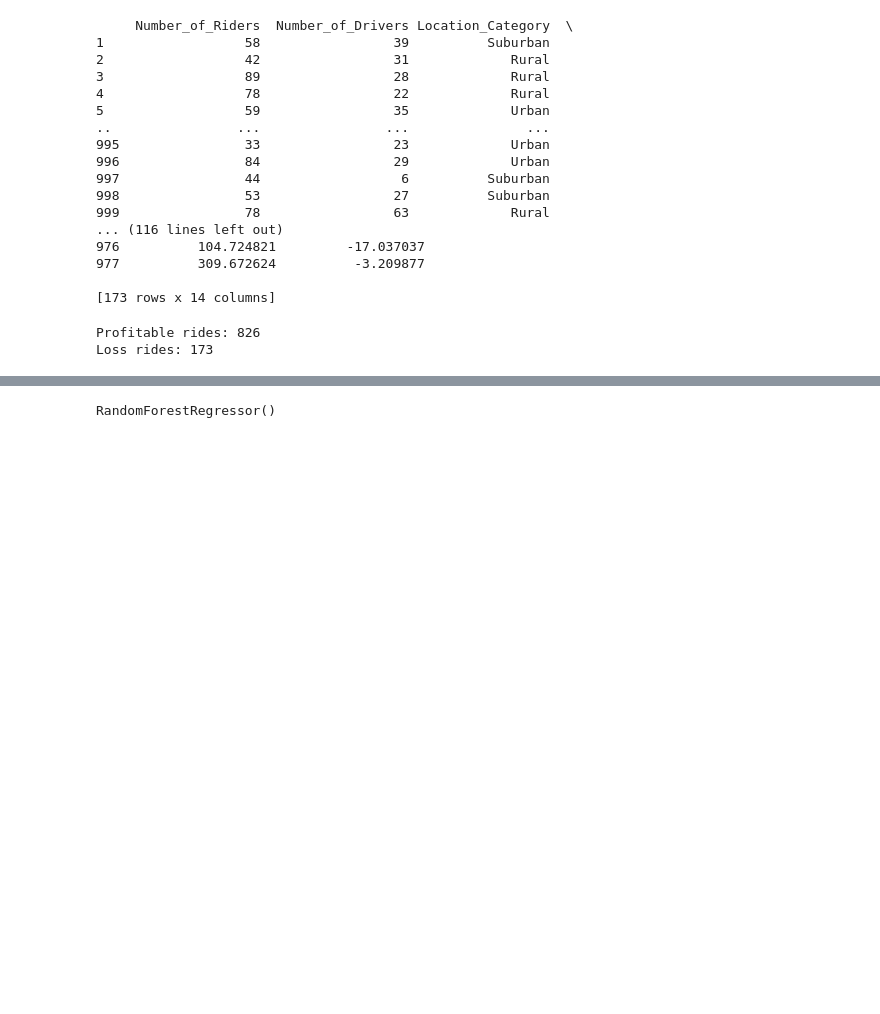
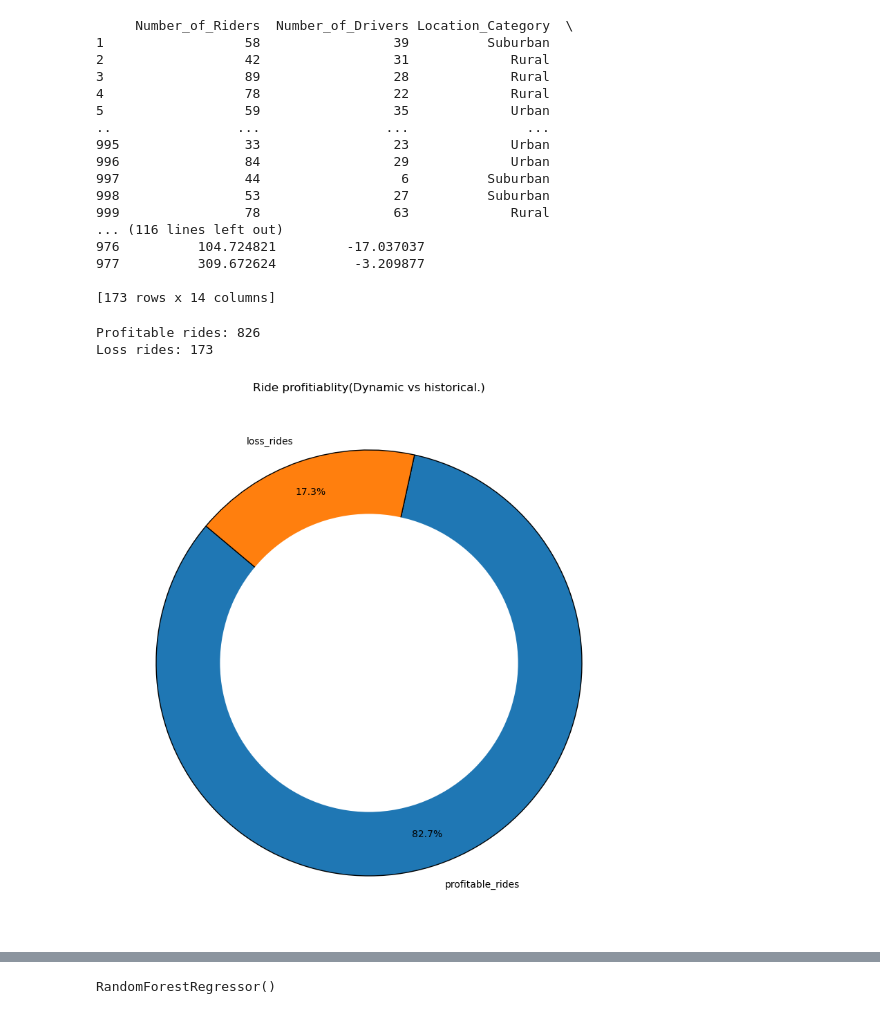
Before and after one commit to Kamuthuj/Dynamic-pricing, a Jupyter notebook: pricing.ipynb, the cells around one changed output, grey strips where cells are left out. Drawn from its saved outputs; the diff is of its cells as text; code cells hidden in the pictures; blank space fills up the shorter version.

```diff
--- a/pricing.ipynb
+++ b/pricing.ipynb
@@ -182,0 +169,14 @@ fig.show()
+# %%
+labels = ["profitable_rides", "loss_rides"]
+values = [profitable_count, loss_count]
+
+plt.figure(figsize=(12,10))
+plt.pie(values,labels=labels,autopct="%1.1f%%",startangle=140,wedgeprops={"edgecolor":"black"},pctdistance=0.85)
+
+centre_circle=plt.Circle((0,0),0.70,fc="white")
+fig=plt.gcf()
+fig.gca().add_artist(centre_circle)
+plt.title("Ride profitiablity(Dynamic vs historical.)")
+plt.show()
+# %% [output]
+[figure, added]
```
Also changed, not shown: parts of 11 cells of this notebook.
